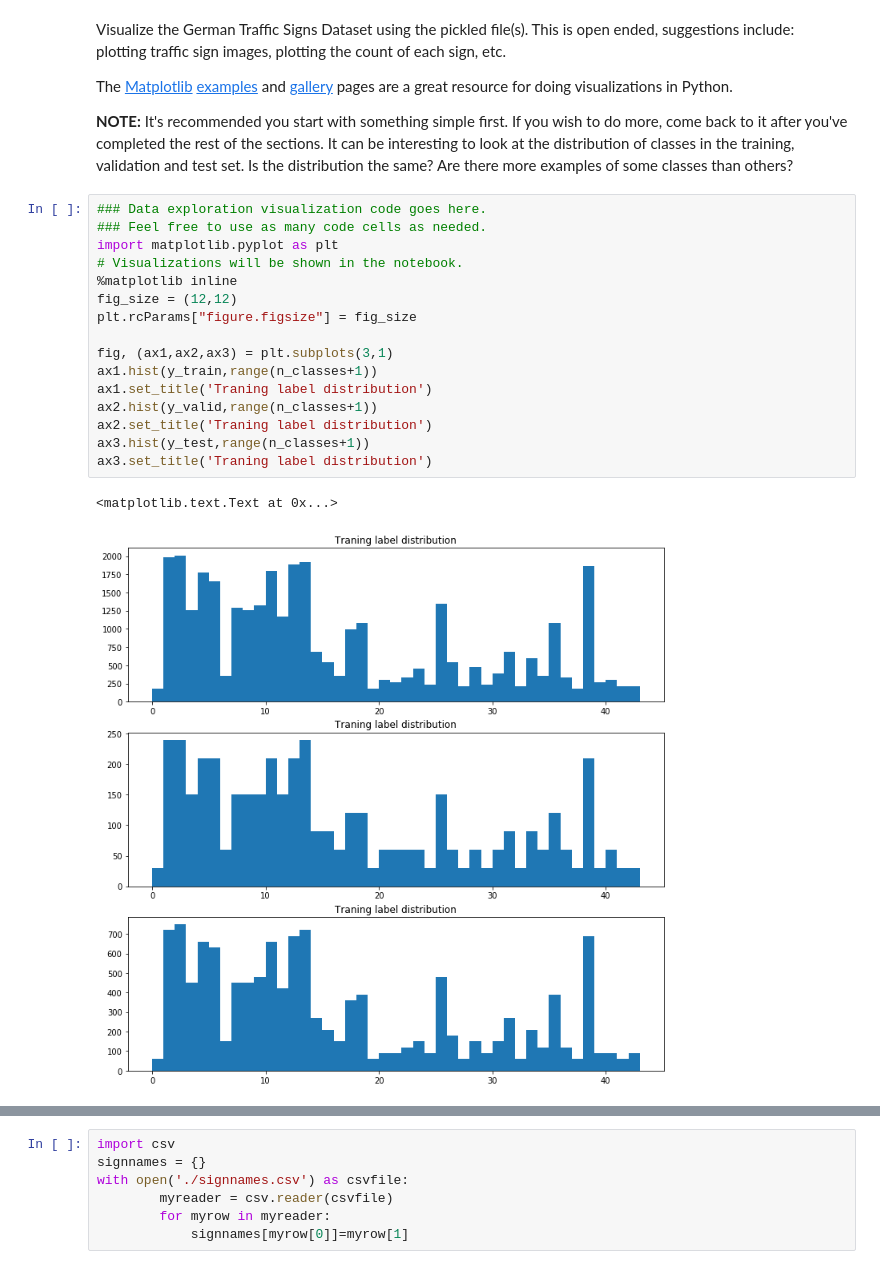
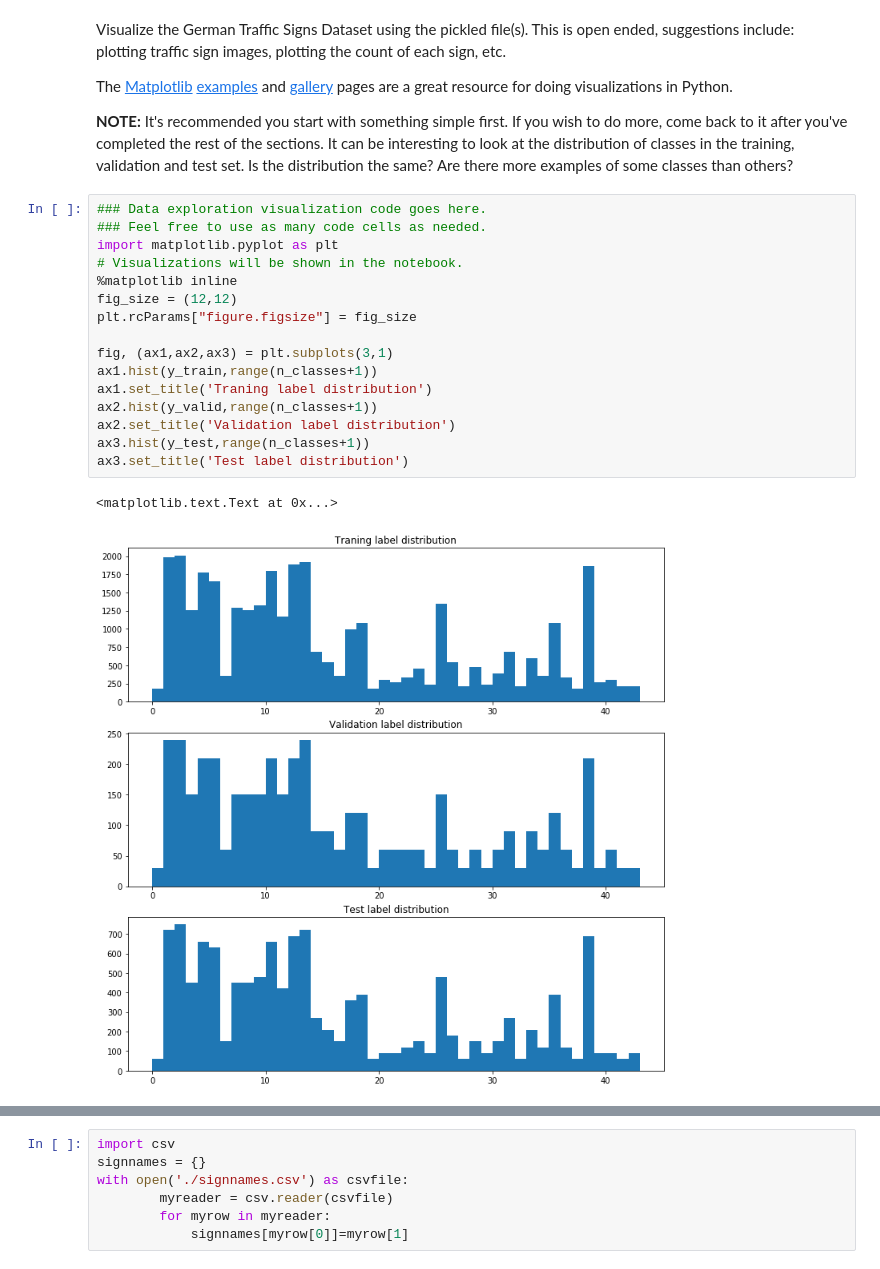
Before and after one commit to pnsrao/CarND-Traffic-Sign-Classifier-Project, a Jupyter notebook: Traffic_Sign_Classifier.ipynb, the cells around one changed output, grey strips where cells are left out. Saved outputs shown, nothing was run; the diff lists cells and outputs as text.

```diff
--- a/Traffic_Sign_Classifier.ipynb
+++ b/Traffic_Sign_Classifier.ipynb
@@ -94,22 +96,22 @@ The [Matplotlib](http://matplotlib.org/) [examples](http://matplotlib.org/exampl
 # %%
 ### Data exploration visualization code goes here.
 ### Feel free to use as many code cells as needed.
 import matplotlib.pyplot as plt
 # Visualizations will be shown in the notebook.
 %matplotlib inline
 fig_size = (12,12)
 plt.rcParams["figure.figsize"] = fig_size
 
 fig, (ax1,ax2,ax3) = plt.subplots(3,1)
 ax1.hist(y_train,range(n_classes+1))
 ax1.set_title('Traning label distribution')
 ax2.hist(y_valid,range(n_classes+1))
-ax2.set_title('Traning label distribution')
+ax2.set_title('Validation label distribution')
 ax3.hist(y_test,range(n_classes+1))
-ax3.set_title('Traning label distribution')
+ax3.set_title('Test label distribution')
 # %% [output]
 <matplotlib.text.Text at 0x...>
-[figure, old version]
+[figure, new version]
 # %% [markdown]
 # Comments
 * Distribution of signs among training, test and validation seem roughly similar
```
Also changed, not shown: parts of 12 cells of this notebook, 1 other file.
